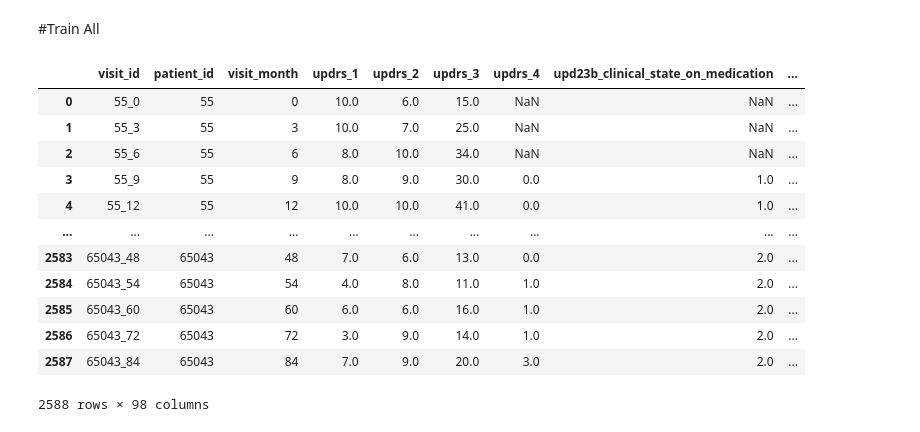
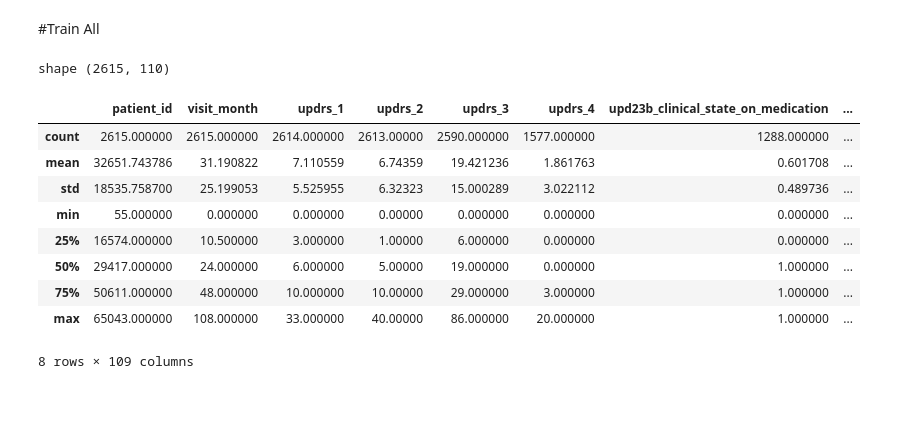
Before and after one commit to kunai-3txk/Compe_tonyobyo, a Jupyter notebook: AMP_FeatureStore.ipynb, the cells around one changed output. Saved outputs shown, nothing was run; the diff lists cells and outputs as text; code cells hidden in the pictures; blank space fills up the shorter version.

```diff
--- a/AMP_FeatureStore.ipynb
+++ b/AMP_FeatureStore.ipynb
@@ -70,6 +73,9 @@ print('Proteins shape:',train_proteins.shape)
 print('Peptides shape:',train_peptides.shape)
 print('Clinical shape:',train_clinical.shape)
 print('supplemental_clinical shape:',supplemental_clinical.shape)
+
+train_clinical.replace({'On':1,'Off':0},inplace=True)
+supplemental_clinical.replace({'On':1,'Off':0},inplace=True)
 # %% [output]
 Proteins shape: (232741, 5)
 Peptides shape: (981834, 6)
@@ -157,0 +163,23 @@ train_pro_te_agg_fill = train_sort.merge(train_uni_te_agg,on='visit_id',how='lef
+# %%
+train_clinical_te
+supplemental_te
+
+train_clisup_ = pd.concat([train_clinical_te,supplemental_te])
+train_clisup = train_clisup_[['updrs_1','updrs_2','updrs_3','updrs_4']]
+
+for i in range(4) :
+  train_clisup_tmp = pl.DataFrame(train_clisup).groupby(['updrs_{0}'.format(i+1)]).agg(
+    [
+        pl.mean("*").suffix("_mean_by_"+'updrs_{0}'.format(i+1)),
+        #pl.std("*").suffix("_std_by_Pep"),
+        pl.median("*").suffix("_median_by_"+'updrs_{0}'.format(i+1)),
+        #pl.max("*").suffix("_max_by_Pep"),
+        pl.min("*").suffix("_min_by_"+'updrs_{0}'.format(i+1)),
+    ]
+  ).to_pandas()
+  locals()["train_te_updrs_{0}".format(i+1)] = train_clisup_tmp
+
+train_te_updrs_1.to_csv(paths.OUTPUT+'/train_te_updrs_1.csv',index=False)
+train_te_updrs_2.to_csv(paths.OUTPUT+'/train_te_updrs_2.csv',index=False)
+train_te_updrs_3.to_csv(paths.OUTPUT+'/train_te_updrs_3.csv',index=False)
+train_te_updrs_4.to_csv(paths.OUTPUT+'/train_te_updrs_4.csv',index=False)
@@ -158,3 +188,14 @@ train_pro_te_agg_fill = train_sort.merge(train_uni_te_agg,on='visit_id',how='lef
+# %%
+train_clisup = train_clisup_[['visit_month','updrs_1','updrs_2','updrs_3','updrs_4']]
+
+train_te_month_agg = pl.DataFrame(train_clisup).groupby(['visit_month']).agg(
+    [
+        pl.mean("*").suffix("_mean_by_month"),
+        pl.std("*").suffix("_std_by_month"),
+        pl.median("*").suffix("_median_by_month"),
+        #pl.min("*").suffix("_min_by_Uni"),
+    ]
+).to_pandas()
 # %% [markdown]
 #Protain
 # %%
@@ -287,7 +328,7 @@ train_clinical.dropna(subset=['updrs_2'],inplace=True)
 train_clinical.dropna(subset=['updrs_3'],inplace=True) #とりあえず
 
 #upd23dの置き換え
-train_clinical.replace({'On':1,'Off':2},inplace=True)
+#train_clinical.replace({'On':1,'Off':2},inplace=True)
 
 train_clinical.info()
 # %% [output]
@@ -362,28 +379,27 @@ supplemental_clinical
 # %%
 def make_train_all(df_cli,df_pro,df_pep):
   df_propep = df_pro.merge(df_pep,on='visit_id',how='left')
   df_all = df_cli.merge(df_propep,on='visit_id',how='left')
   return df_all
 
+train_clinical_toall = train_clinical.merge(train_te_month_agg,on='visit_month',how='left')
 
-train_all = make_train_all(train_clinical,train_proteins_toall,train_peptides_toall)
+train_all = make_train_all(train_clinical_toall,train_proteins_toall,train_peptides_toall)
 print('shape',train_all.shape)
 train_all.head()
 
 train_all.describe()
 
-train_all.to_csv('/content/drive/MyDrive/AMP/train_all.csv',index=False)
+#train_all.to_csv(OUTPUT+'/train_all.csv',index=False)
 # %% [output]
+shape (2615, 110)
-|  | visit_id | patient_id | visit_month | updrs_1 | updrs_2 | updrs_3 | updrs_4 | upd23b_clinical_state_on_medication | ... |
-| 0 | 55_0 | 55 | 0 | 10.0 | 6.0 | 15.0 | NaN | NaN | ... |
-| 1 | 55_3 | 55 | 3 | 10.0 | 7.0 | 25.0 | NaN | NaN | ... |
-| 2 | 55_6 | 55 | 6 | 8.0 | 10.0 | 34.0 | NaN | NaN | ... |
-| 3 | 55_9 | 55 | 9 | 8.0 | 9.0 | 30.0 | 0.0 | 1.0 | ... |
-| 4 | 55_12 | 55 | 12 | 10.0 | 10.0 | 41.0 | 0.0 | 1.0 | ... |
-| ... | ... | ... | ... | ... | ... | ... | ... | ... | ... |
-| 2583 | 65043_48 | 65043 | 48 | 7.0 | 6.0 | 13.0 | 0.0 | 2.0 | ... |
-| 2584 | 65043_54 | 65043 | 54 | 4.0 | 8.0 | 11.0 | 1.0 | 2.0 | ... |
-| 2585 | 65043_60 | 65043 | 60 | 6.0 | 6.0 | 16.0 | 1.0 | 2.0 | ... |
-| 2586 | 65043_72 | 65043 | 72 | 3.0 | 9.0 | 14.0 | 1.0 | 2.0 | ... |
-| 2587 | 65043_84 | 65043 | 84 | 7.0 | 9.0 | 20.0 | 3.0 | 2.0 | ... |
+|  | patient_id | visit_month | updrs_1 | updrs_2 | updrs_3 | updrs_4 | upd23b_clinical_state_on_medication | ... |
+| count | 2615.000000 | 2615.000000 | 2614.000000 | 2613.00000 | 2590.000000 | 1577.000000 | 1288.000000 | ... |
+| mean | 32651.743786 | 31.190822 | 7.110559 | 6.74359 | 19.421236 | 1.861763 | 0.601708 | ... |
+| std | 18535.758700 | 25.199053 | 5.525955 | 6.32323 | 15.000289 | 3.022112 | 0.489736 | ... |
+| min | 55.000000 | 0.000000 | 0.000000 | 0.00000 | 0.000000 | 0.000000 | 0.000000 | ... |
+| 25% | 16574.000000 | 10.500000 | 3.000000 | 1.00000 | 6.000000 | 0.000000 | 0.000000 | ... |
+| 50% | 29417.000000 | 24.000000 | 6.000000 | 5.00000 | 19.000000 | 0.000000 | 1.000000 | ... |
+| 75% | 50611.000000 | 48.000000 | 10.000000 | 10.00000 | 29.000000 | 3.000000 | 1.000000 | ... |
+| max | 65043.000000 | 108.000000 | 33.000000 | 40.00000 | 86.000000 | 20.000000 | 1.000000 | ... |
-2588 rows × 98 columns
+8 rows × 109 columns
```
Also changed, not shown: parts of 19 cells of this notebook.
